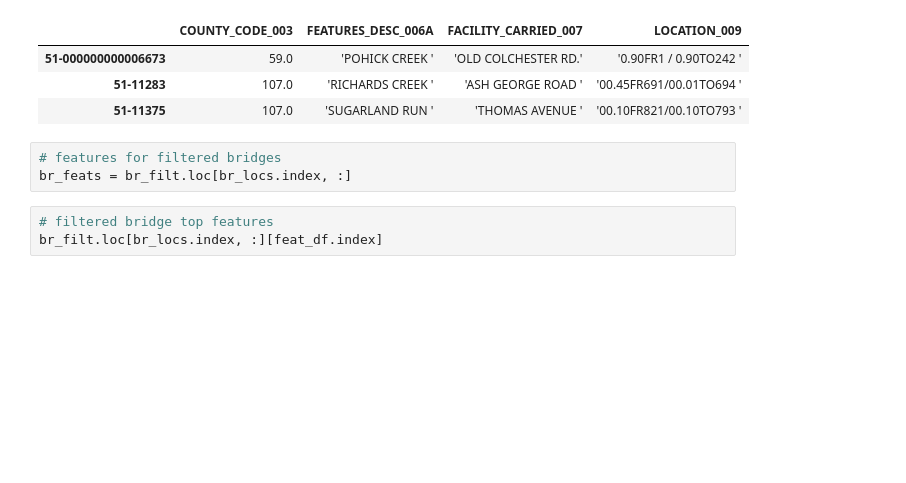
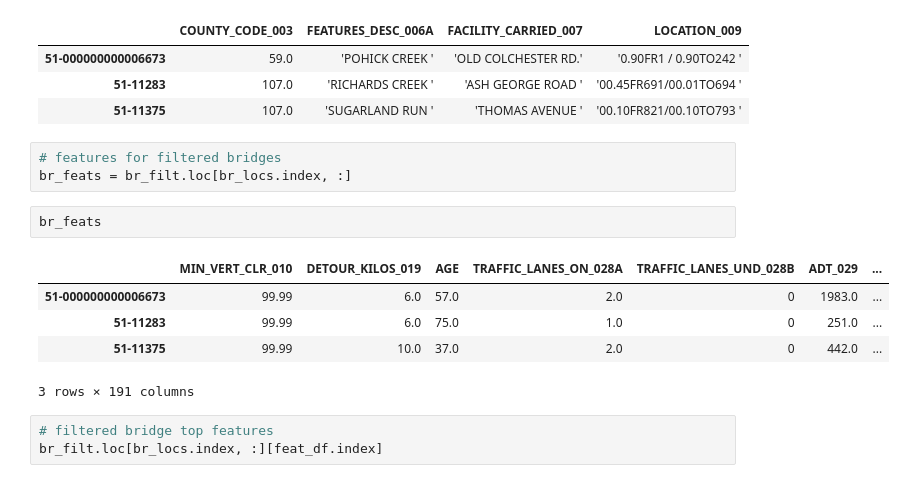
Before and after one commit to kevscon/bridge-ratings, a Jupyter notebook: results.ipynb, the cells around one changed output. Saved outputs shown, nothing was run; the diff lists cells and outputs as text; blank space fills up the shorter version.

```diff
--- a/results.ipynb
+++ b/results.ipynb
@@ -366,6 +389,14 @@ br_locs
 # %%
 # features for filtered bridges
 br_feats = br_filt.loc[br_locs.index, :]
+# %%
+br_feats
+# %% [output]
+|  | MIN_VERT_CLR_010 | DETOUR_KILOS_019 | AGE | TRAFFIC_LANES_ON_028A | TRAFFIC_LANES_UND_028B | ADT_029 | ... |
+| 51-000000000006673 | 99.99 | 6.0 | 57.0 | 2.0 | 0 | 1983.0 | ... |
+| 51-11283 | 99.99 | 6.0 | 75.0 | 1.0 | 0 | 251.0 | ... |
+| 51-11375 | 99.99 | 10.0 | 37.0 | 2.0 | 0 | 442.0 | ... |
+3 rows × 191 columns
 # %%
 # filtered bridge top features
 br_filt.loc[br_locs.index, :][feat_df.index]
```
Also changed, not shown: parts of 10 cells of this notebook, 1 other file.
